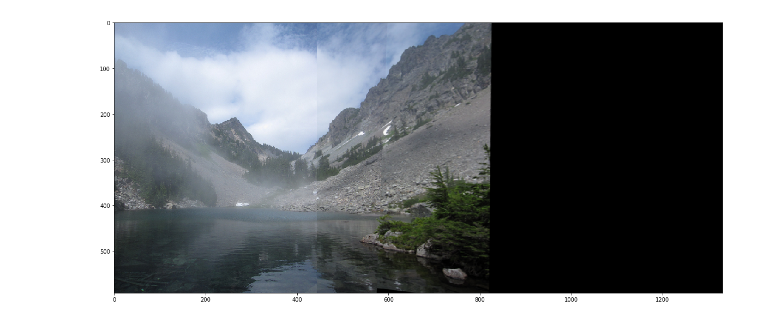
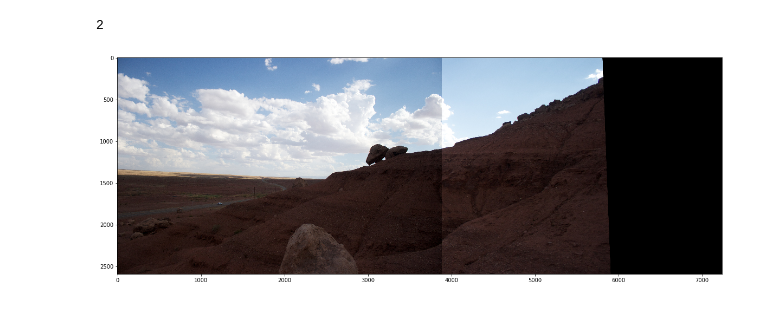
Before and after one commit to ateexD/cse573-projects, a Jupyter notebook: project2/src/stitch.ipynb, the cells around one changed output. Cells and saved outputs as stored; diff of their text form; code cells hidden in the pictures.

```diff
--- a/project2/src/stitch.ipynb
+++ b/project2/src/stitch.ipynb
@@ -300,10 +270,0 @@ H_2_3, mask = cv2.findHomography(src, dst, cv2.RANSAC, 4.)
-# %%
-h, w, _ = img2.shape
-
-H_inv = np.linalg.inv(H_2_3)
-
-dst = cv2.warpPerspective(img3, H_2_3, (w * 2, h))
-
-dst[:h, :w] = img1
-
-convert_and_plot(dst)
@@ -316,13 +271,10 @@ convert_and_plot(cv2.drawMatches(img2, kp2, img3, kp3, matches, np.array([]), ma
-# %%
-matches = get_good_matches(kNN_matcher(des3, des2))
-src = [kp3[m.queryIdx].pt for m in matches]
-dst = [kp2[m.trainIdx].pt for m in matches]
-
-src, dst = np.array(src), np.array(dst)
-
-H_3_2, mask = cv2.findHomography(src, dst, cv2.RANSAC, 4.)
-# print(H / H[-1, -1])
 # %%
+class Image:
+    def __init__(self, img, kp, des):
+        self.img = img
+        self.kp = kp
+        self.des = des
+
 def stitch_images(path_to_directory, verbose=False):
     """
     Input - Path from images should be read from
@@ -337,6 +289,9 @@ def stitch_images(path_to_directory, verbose=False):
     # Read all these images with cv2.imread
     images = [cv2.imread(image_path)  for image_path in image_paths]
 
+    # Image dimensions
+    h, w, _ = images[0].shape
+
     # Convert each of these images to Image class
     for i, image in enumerate(images):
         keypoints, descriptors = sift.detectAndCompute(image, None)
@@ -349,43 +304,48 @@ def stitch_images(path_to_directory, verbose=False):
     if verbose:
         convert_and_plot(I[0].img)
         convert_and_plot(I[1].img)
-        convert_and_plot(I[2].img)
+        if len(I) > 2:
+            convert_and_plot(I[2].img)
 
 
     def stitch_2_images(I1, I2):
         """
         Utility function to stitch 2 images
         """
         matches = get_good_matches(kNN_matcher(I1.des, I2.des))
-        H, matches = ransac(matches, I1.kp, I2.kp, max_iter=10)
+        H, matches = ransac(matches, I1.kp, I2.kp)
 
         H_inv = np.linalg.inv(H)
         H_inv /= H_inv[-1, -1]
 
         h, w, _ = I1.img.shape
         panaroma = cv2.warpPerspective(I2.img, H_inv, (w * 2, h))
+        new_points = np.dot(H_inv, [h, w, 1])
         panaroma[:h, :w] = I1.img
+        panaroma = panaroma[:, :int(w + new_points[1])]
         return panaroma
 
     assert(2 <= len(I) <= 3)
 
     if len(I) == 2:
+        print(len(I))
         panaroma = stitch_2_images(I[0], I[1])
-        convert_and_plot(panaroma)
-        cv2.imwrite("panaroma.jpg", panaroma)
     else:
         # Merge Images 1 & 2
         dst = stitch_2_images(I[1], I[2])
-        h, w, _ = I[0].img.shape
         matches = get_good_matches(kNN_matcher(I[0].des, I[1].des))
-        H_1_2, matches = ransac(matches, I[0].kp, I[1].kp, max_iter=10, verbose=verbose)
+        H_1_2, matches = ransac(matches, I[0].kp, I[1].kp)
         H_inv = np.linalg.inv(H_1_2)
         H_inv /= H_inv[-1, -1]
+        new_points = np.dot(H_inv, [h, w, 1])
         panaroma = cv2.warpPerspective(dst, H_inv, (w * 3 , h))
         panaroma[:h, :w] = I[0].img
-        convert_and_plot(panaroma)
-        cv2.imwrite("panaroma.jpg", panaroma)
+        panaroma = panaroma[:, :w + int(new_points[1])]
 
-stitch_images("../data/lake/", verbose=False)
+    convert_and_plot(panaroma)
+    cv2.imwrite("panaroma.jpg", panaroma)
+
+stitch_images("../data/nevada/", verbose=False)
 # %% [output]
+2
-[figure, old version]
+[figure, new version]
```
Also changed, not shown: parts of 6 cells of this notebook, 1 other file.
